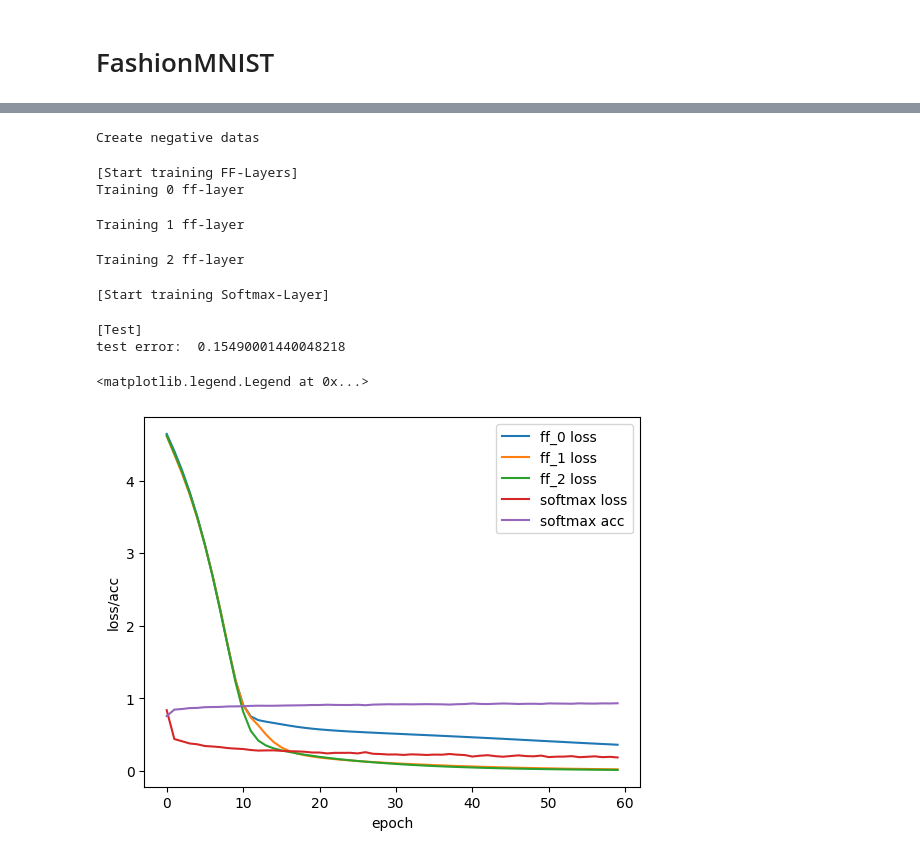
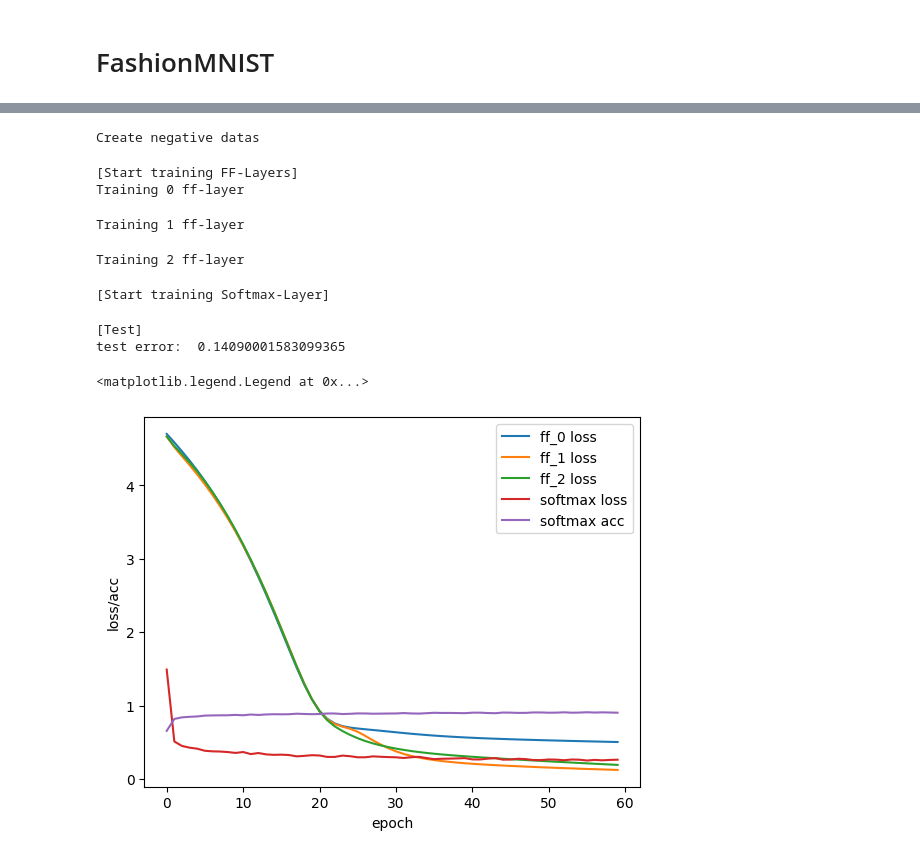
Before and after one commit to tworiver0931/Forward-Forward-Algorithm, a Jupyter notebook: train.ipynb, the cells around one changed output, grey strips where cells are left out. Saved outputs shown, nothing was run; the diff lists cells and outputs as text; code cells hidden in the pictures.

```diff
--- a/train.ipynb
+++ b/train.ipynb
@@ -63,7 +78,7 @@ trainer = RFTrainer(
     out_dim=10,
     threshold=10,
     lr=0.001,
-    batch_size=512,
+    batch_size=1000,
     epochs=60,
     dropout=0,
     device='cuda:0'
@@ -147,33 +178,33 @@ trainer = RFTrainer(
     kernel_size_list=[(10, 10), (2, 2), (2, 2)],
     strides_list=[(6, 6), (1, 1), (1, 1)],
     out_dim=10,
     threshold=10,
     lr=0.001,
-    batch_size=512,
+    batch_size=1000,
     epochs=60,
     dropout=0,
     device='cuda:0'
     )
 
 trainer.train()
 
 trainer.test(test_set)
 
 plt.xlabel('epoch')
 plt.ylabel('loss/acc')
 for i, row in enumerate(trainer.ffnn_his):
   plt.plot(row, label=f'ff_{i} loss')
 plt.plot(trainer.softmax_his['loss'], label='softmax loss')
 plt.plot(trainer.softmax_his['acc'], label='softmax acc')
 plt.legend()
 # %% [output]
 Create negative datas
 [Start training FF-Layers]
 Training 0 ff-layer
 Training 1 ff-layer
 Training 2 ff-layer
 [Start training Softmax-Layer]
 [Test]
-test error:  0.15490001440048218
+test error:  0.14090001583099365
 <matplotlib.legend.Legend at 0x...>
-[figure, old version]
+[figure, new version]
```
Also changed, not shown: parts of 5 cells of this notebook, 2 other files.
